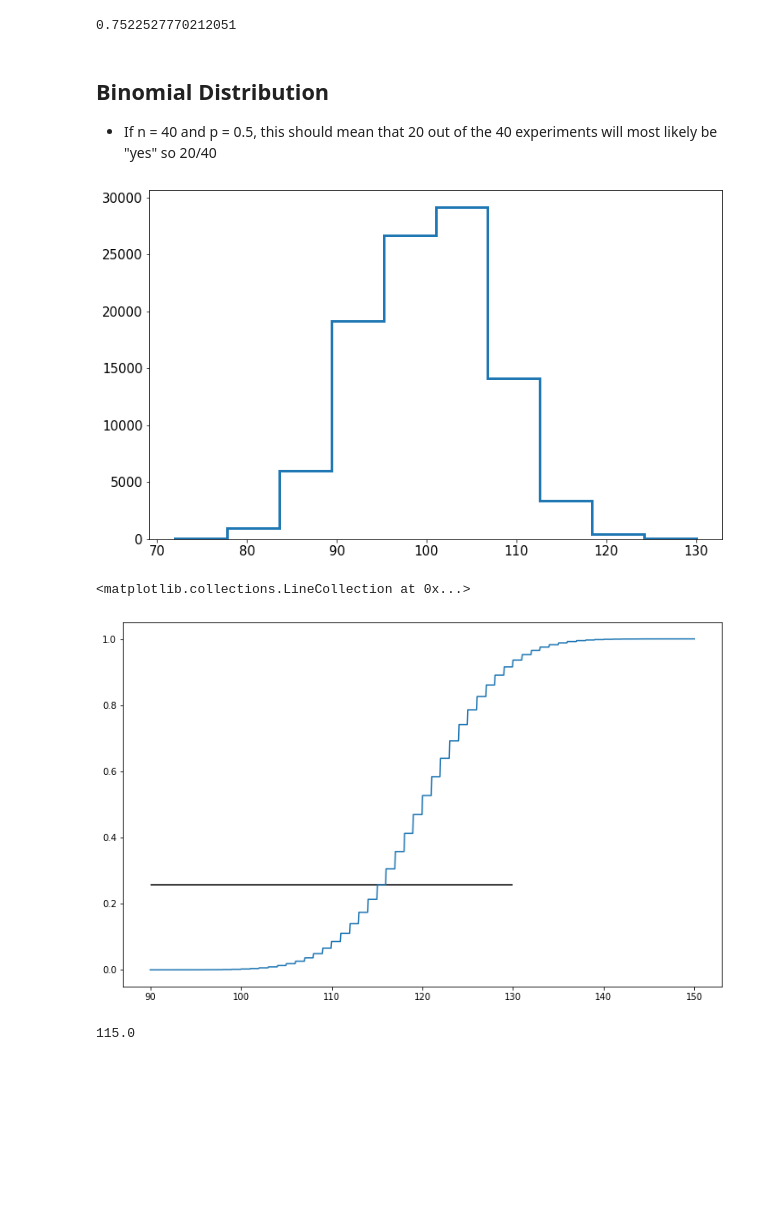
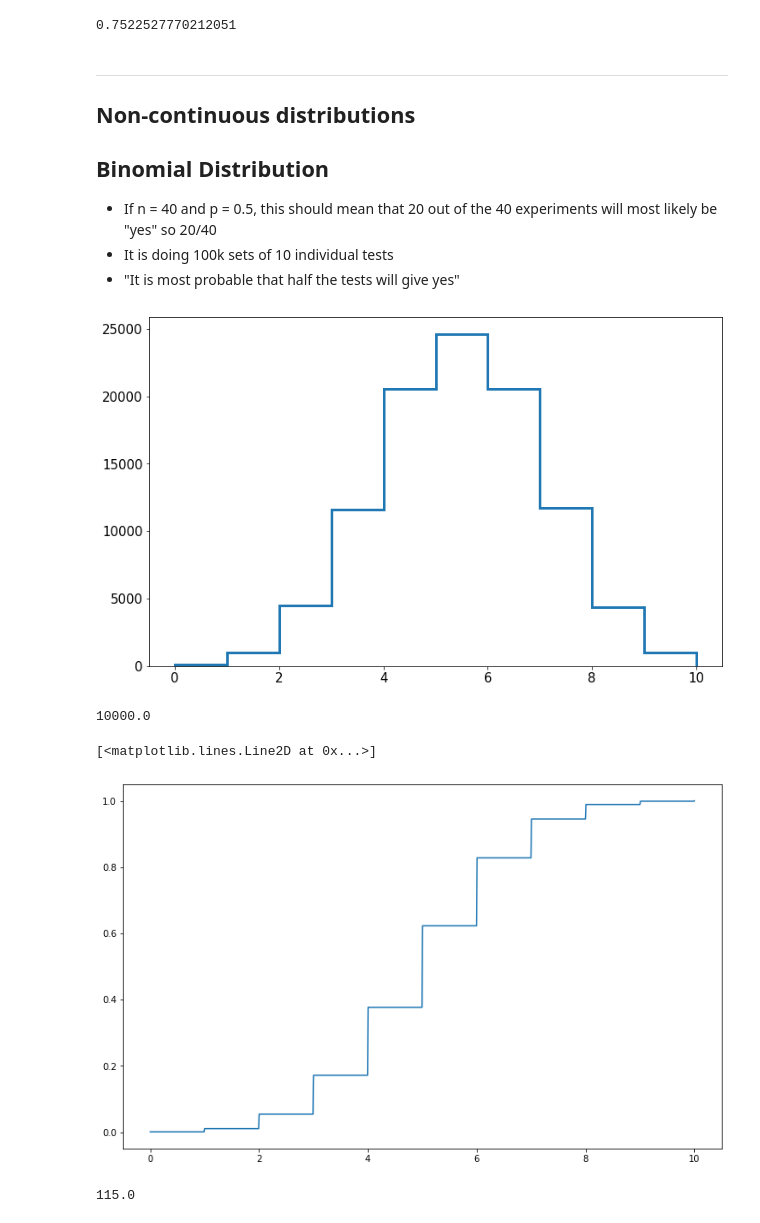
Before and after one commit to maria8ch/Phys434_BigData, a Jupyter notebook: lab1_Berres.ipynb, the cells around one changed output. Drawn from its saved outputs; the diff is of its cells as text; code cells hidden in the pictures; blank space fills up the shorter version.

```diff
--- a/lab1_Berres.ipynb
+++ b/lab1_Berres.ipynb
@@ -258,26 +259,34 @@ cd1(v,df).max()
 # %% [output]
 0.7522527770212051
 # %% [markdown]
+---
+## Non-continuous distributions
 ## Binomial Distribution
 * If n = 40 and p = 0.5, this should mean that 20 out of the 40 experiments will most likely be "yes" so 20/40
+* It is doing 100k sets of 10 individual tests
+* "It is most probable that half the tests will give yes"
 # %%
-bi=stats.binom.rvs(n=200,p=0.5,size=100000,random_state=420)
+bi=stats.binom.rvs(n=10,p=0.5,size=100000,random_state=420)
 fig, ax = plt.subplots(figsize=(12, 7.5))
 ax.hist(bi,histtype='step',linewidth=3)
 ax.tick_params(labelsize = 15)
 #plt.xlim([,5.05])
 #x = np.linspace(-5,5,1000)
 #ax.plot(x,stats.binom.pdf(x,loc = l, scale = s),linewidth=3)
 # %% [output]
-[figure, old version]
+[figure, new version]
+# %%
+100000/10
+# %% [output]
+10000.0
 # %%
 fig, ax = plt.subplots(figsize=(12, 7.5))
-x = np.linspace(90,150,1000)
-ax.plot(x,stats.binom.cdf(x,200,0.6))
-ax.hlines(cd2,90,130)
+x = np.linspace(0,10,1000)
+ax.plot(x,stats.binom.cdf(x,10,0.5))
+#ax.hlines(cd2,90,130)
 # %% [output]
-<matplotlib.collections.LineCollection at 0x...>
+[<matplotlib.lines.Line2D at 0x...>]
-[figure, old version]
+[figure, new version]
 # %%
 cd2=stats.binom.cdf(115,n=200,p=0.6)
 stats.binom.ppf(cd2,n=200,p=0.6)
```
Also changed, not shown: parts of 26 cells of this notebook.
